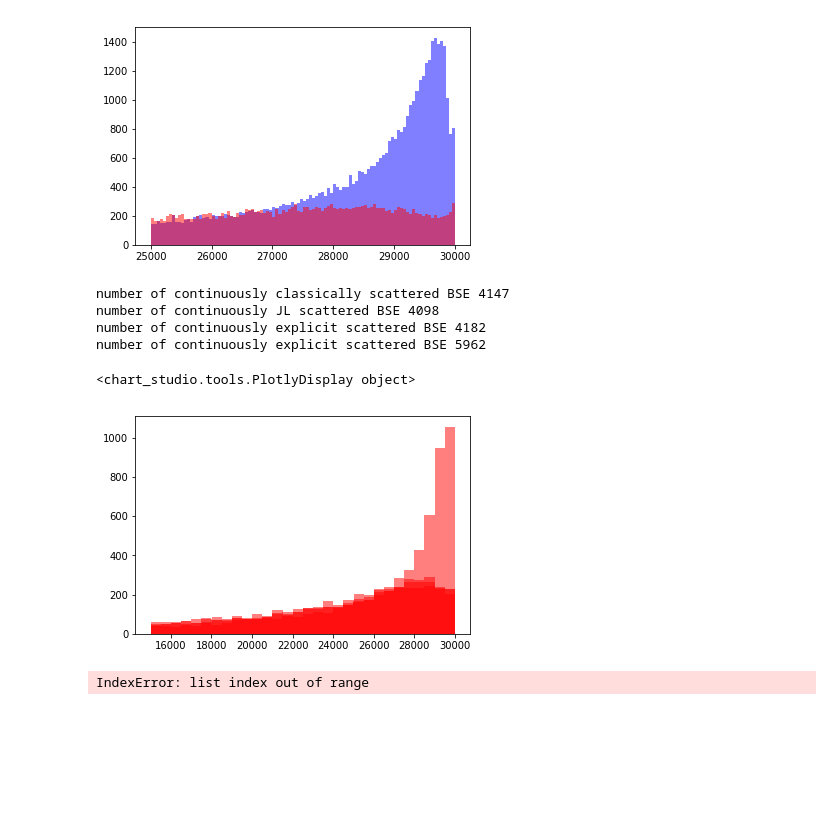
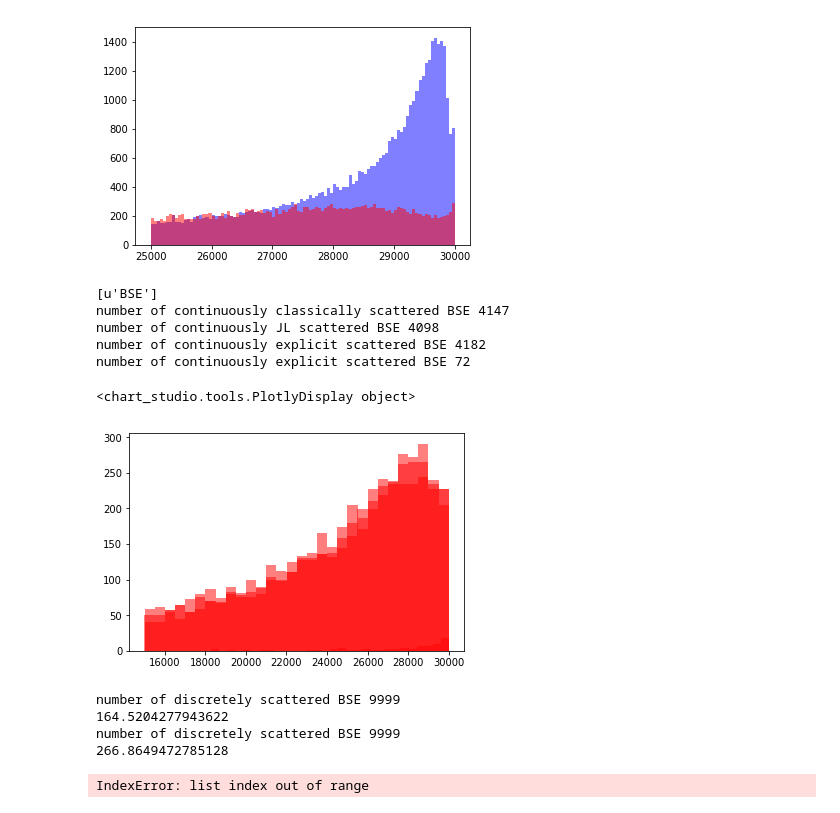
Before and after one commit to elena-pascal/MC-discrete, a Jupyter notebook: ploly_BSE.ipynb, the cells around one changed output. Saved outputs shown, nothing was run; the diff lists cells and outputs as text; code cells hidden in the pictures; blank space fills up the shorter version.

```diff
--- a/ploly_BSE.ipynb
+++ b/ploly_BSE.ipynb
@@ -371,7 +371,8 @@ num_bins = 30
 file_cont_classic = 'data/Al_BSE_tilt70_contclassical_Emin15000_Emax30000_bins10.h5'
 
 h5data_c = h5py.File(file_cont_classic,'r+')
-energy_cont = h5data_c['BSE']['block0_values'][0]
+print list(h5data_c.keys())
+energy_cont = h5data_c[u'BSE']['block0_values'][0]
 
 print 'number of continuously classically scattered BSE', len(energy_cont)
 
@@ -381,8 +382,8 @@ bins_mean = [0.5 * (bins_c[i] + bins_c[i+1]) for i in range(len(n_c))]
 
 trace_cont_classic = go.Scatter(x = bins_mean,
                         y = n_c/len(energy_cont),
-                      #  marker=dict(
-                           #    color = 'rgba(253, 192, 134, .9)',),
+                        #marker=dict(
+                         #      color = 'rgba(253, 192, 134, .9)',),
                         name = 'classic',)
 
 
@@ -390,7 +391,7 @@ trace_cont_classic = go.Scatter(x = bins_mean,
 file_cont_JL = 'data/Al_BSE_tilt70_contJL_Emin15000_Emax30000_bins10.h5'
 
 h5data_c = h5py.File(file_cont_JL,'r+')
-energy_cont = h5data_c['BSE']['block0_values'][0]
+energy_cont = h5data_c[u'BSE']['block0_values'][0]
 
 print 'number of continuously JL scattered BSE', len(energy_cont)
 
@@ -409,7 +410,7 @@ trace_cont_JL = go.Scatter(x = bins_mean,
 file_cont_explicit = 'data/Al_BSE_tilt70_contexplicit_Emin15000_Emax30000_bins10.h5'
 
 h5data_c = h5py.File(file_cont_explicit,'r+')
-energy_cont = h5data_c['BSE']['block0_values'][0]
+energy_cont = h5data_c[u'BSE']['block0_values'][0]
 
 print 'number of continuously explicit scattered BSE', len(energy_cont)
 
@@ -426,10 +427,10 @@ trace_cont_explicit = go.Scatter(x = bins_mean,
 
 
 #### discrete
-file_ds = 'data/Al_BSE_tilt70_DSclassical_Emin15000_Emax30000_bins1000.h5'
+file_ds = 'data/Al_BSE_tilt70_DSclassical_Emin15000_Emax30000_bins10.h5'
 
 h5data_c = h5py.File(file_ds,'r+')
-energy_cont = h5data_c['BSE']['block0_values'][0]
+energy_cont = h5data_c[u'BSE']['block0_values'][0]
 
 print 'number of continuously explicit scattered BSE', len(energy_cont)
 
@@ -439,39 +440,61 @@ bins_mean = [0.5 * (bins_c[i] + bins_c[i+1]) for i in range(len(n_c))]
 
 trace_ds = go.Scatter(x = bins_mean,
                         y = n_c/len(energy_cont),
-                        #marker=dict(
-                             ##  color = 'rgba(253, 192, 134, .9)',),
+                        marker=dict(
+                               color = 'rgba(190, 174, 212 .9)',),
                         name = 'discrete',)
 
 layout_log = go.Layout(
         title = '30 keV incident electrons on a 70 degrees tilted Al sample',
         font=dict( color='#7f7f7f'),
         paper_bgcolor='rgba(0,0,0,0)',
         plot_bgcolor='rgba(0,0,0,0)',
         yaxis=dict(#type='log',
              gridcolor= '#7f7f7f',
              title = 'BSE counts per 5 eV bin (#/5 eV)',
              zerolinecolor='#969696',
             # range=[0, 350]
         ),
         xaxis=dict(
              gridcolor= '#7f7f7f',
              title = 'BSE energy (eV)',
              zerolinecolor='#969696',
              #range=[9017, 10000]
         )
     )
 
 datatrace = [trace_cont_classic, trace_cont_JL, trace_cont_explicit, trace_ds]
 fig = go.Figure(data=datatrace, layout=layout_log)
 py.iplot(fig, filename = '30 keV BSE Bethe comparison')
 # %% [output]
+[u'BSE']
 number of continuously classically scattered BSE 4147
 number of continuously JL scattered BSE 4098
 number of continuously explicit scattered BSE 4182
-number of continuously explicit scattered BSE 5962
+number of continuously explicit scattered BSE 72
 <chart_studio.tools.PlotlyDisplay object>
-[figure, old version]
+[figure, new version]
+# %%
+file_ds = 'data/Al_BSE_tilt70_DSclassical_Emin15000_Emax30000_bins1000.h5'
+
+h5data_c = h5py.File(file_ds,'r+')
+pathl = h5data_c[u'all_e']['block0_values'][0]
+
+print 'number of discretely scattered BSE', len(pathl)
+print np.mean(pathl)
+
+file_ds = 'data/Al_BSE_tilt70_contclassical_Emin15000_Emax30000_bins1000.h5'
+
+h5data_c = h5py.File(file_ds,'r+')
+pathl = h5data_c[u'all_e']['block0_values'][0]
+
+print 'number of discretely scattered BSE', len(pathl)
+print np.mean(pathl)
+# %% [output]
+number of discretely scattered BSE 9999
+164.5204277943622
+number of discretely scattered BSE 9999
+266.8649472785128
 # %%
 file = 'positions_70tilt_cont.out'
 
```
Also changed, not shown: parts of 1 cell of this notebook, 6 other files.
